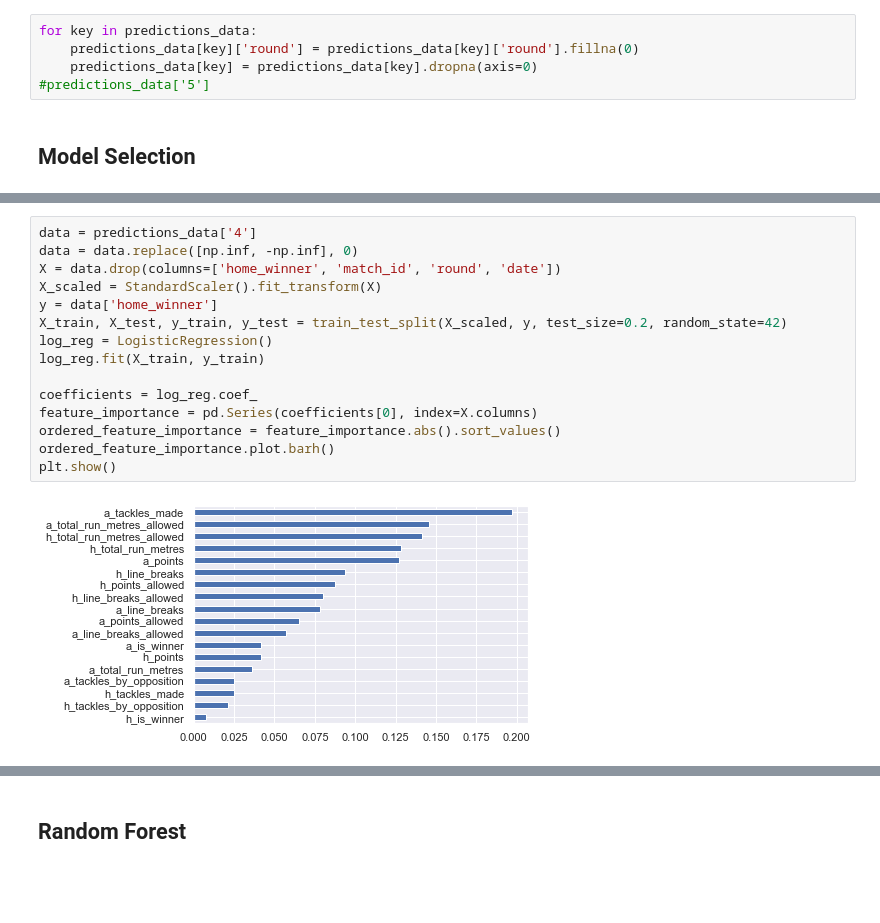
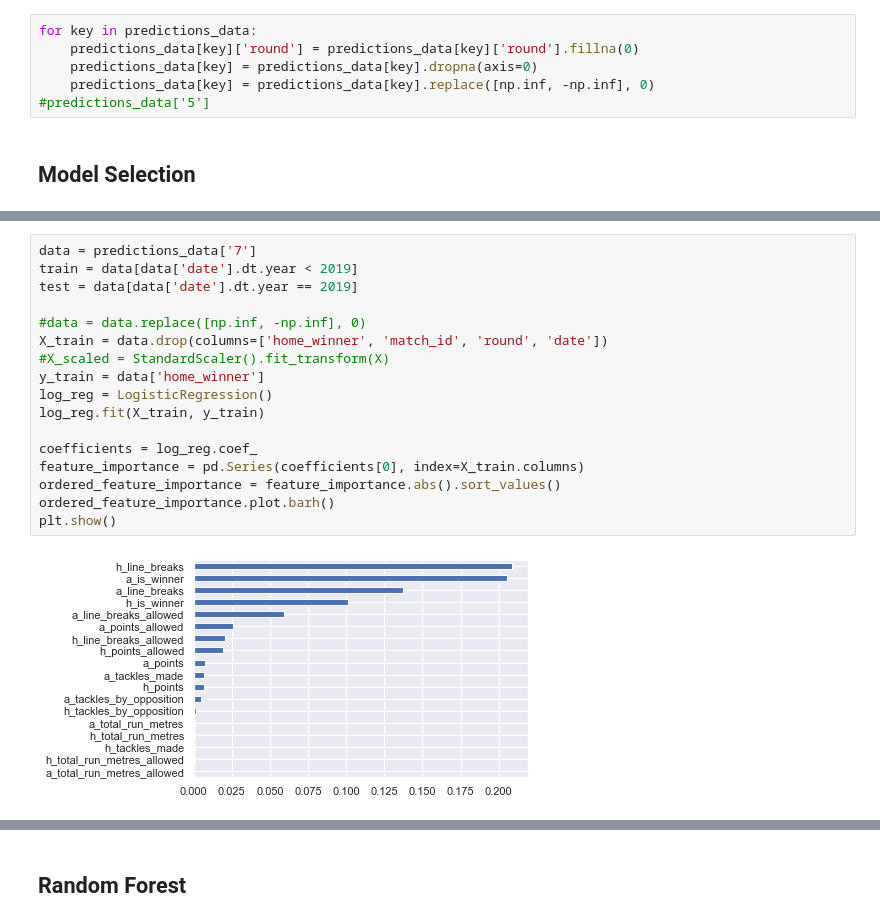
Before and after one commit to njpowers7915/NRL-match-data, a Jupyter notebook: predictions/predictions_notebook.ipynb, the cells around one changed output, grey strips where cells are left out. Cells and saved outputs as stored; diff of their text form; blank space fills up the shorter version.

```diff
--- a/predictions/predictions_notebook.ipynb
+++ b/predictions/predictions_notebook.ipynb
@@ -333,6 +353,7 @@ for i in range(1, 11):
 for key in predictions_data:
     predictions_data[key]['round'] = predictions_data[key]['round'].fillna(0)
     predictions_data[key] = predictions_data[key].dropna(axis=0)
+    predictions_data[key] = predictions_data[key].replace([np.inf, -np.inf], 0)
 #predictions_data['5']
 # %% [markdown]
 ## Model Selection
@@ -392,17 +428,19 @@ Prior 10 matches: 0.5639 - AUC: 0.529
 # %%
-data = predictions_data['4']
-data = data.replace([np.inf, -np.inf], 0)
-X = data.drop(columns=['home_winner', 'match_id', 'round', 'date'])
-X_scaled = StandardScaler().fit_transform(X)
-y = data['home_winner']
-X_train, X_test, y_train, y_test = train_test_split(X_scaled, y, test_size=0.2, random_state=42)
+data = predictions_data['7']
+train = data[data['date'].dt.year < 2019]
+test = data[data['date'].dt.year == 2019]
+
+#data = data.replace([np.inf, -np.inf], 0)
+X_train = data.drop(columns=['home_winner', 'match_id', 'round', 'date'])
+#X_scaled = StandardScaler().fit_transform(X)
+y_train = data['home_winner']
 log_reg = LogisticRegression()
 log_reg.fit(X_train, y_train)
 
 coefficients = log_reg.coef_
-feature_importance = pd.Series(coefficients[0], index=X.columns)
+feature_importance = pd.Series(coefficients[0], index=X_train.columns)
 ordered_feature_importance = feature_importance.abs().sort_values()
 ordered_feature_importance.plot.barh()
 plt.show()
 # %% [output]
-[figure, old version]
+[figure, new version]
```
Also changed, not shown: parts of 40 cells of this notebook.
